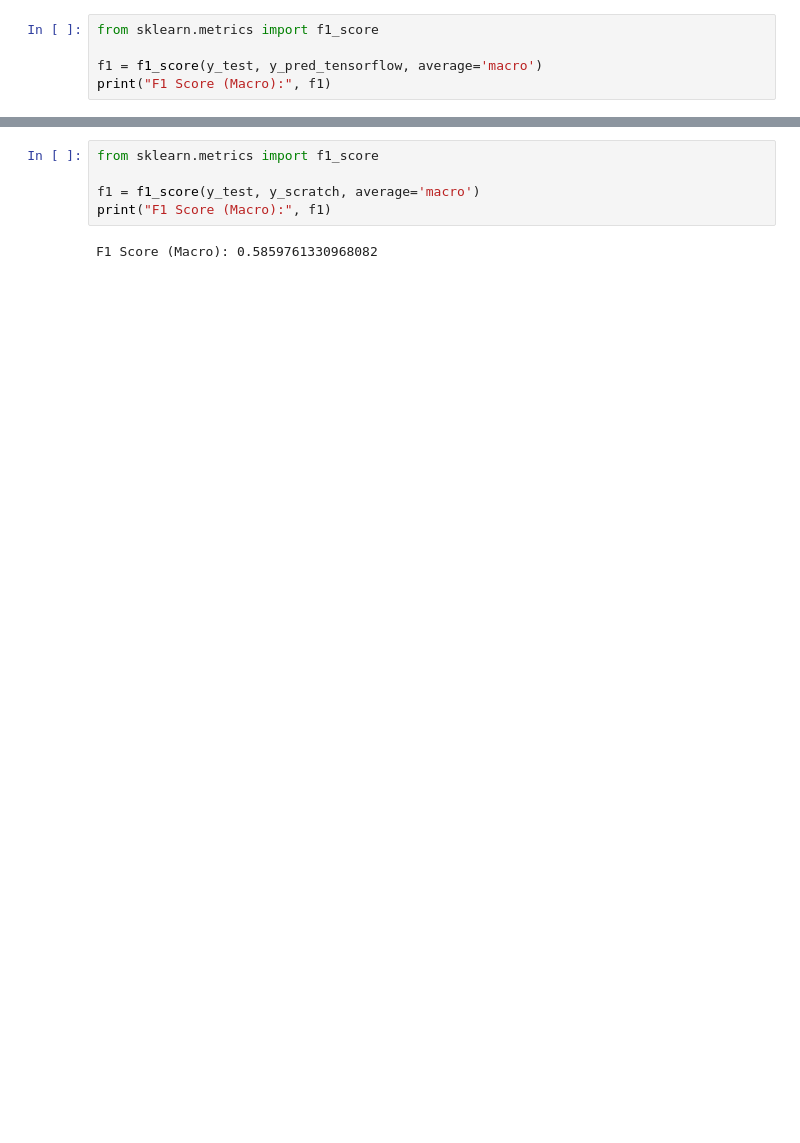
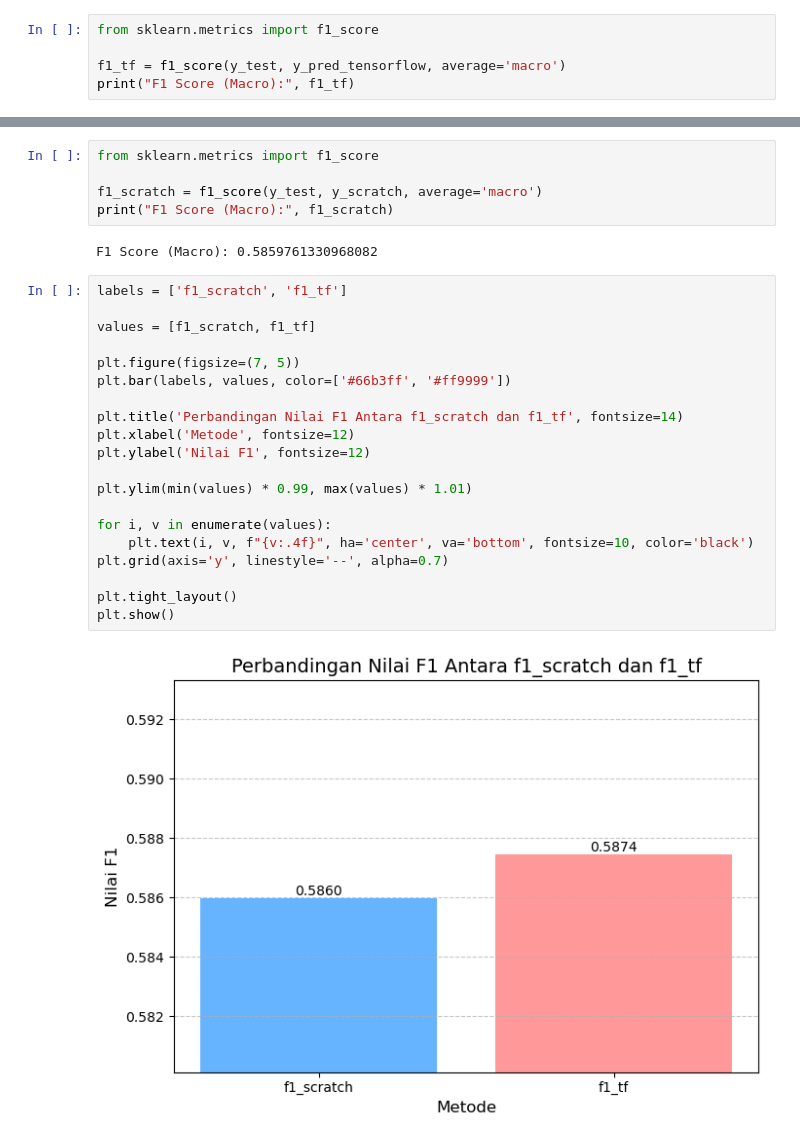
Before and after one commit to Kizaaaa/tubes-2-ml, a Jupyter notebook: CNN/cnn_scratch_nb.ipynb, the cells around one changed output, grey strips where cells are left out. Cells and saved outputs as stored; diff of their text form; blank space fills up the shorter version.

```diff
--- a/CNN/cnn_scratch_nb.ipynb
+++ b/CNN/cnn_scratch_nb.ipynb
@@ -83,8 +83,8 @@ y_pred_tensorflow=np.argmax(y_pred_tensorflow, axis=1) # Hasil klasifikasi dalam
 # %%
 from sklearn.metrics import f1_score
 
-f1 = f1_score(y_test, y_pred_tensorflow, average='macro')
-print("F1 Score (Macro):", f1)
+f1_tf = f1_score(y_test, y_pred_tensorflow, average='macro')
+print("F1 Score (Macro):", f1_tf)
 # %% [output]
 F1 Score (Macro): 0.5874359185733187
 # %%
@@ -132,7 +132,29 @@ y_scratch = predict_scratch(x_test, W_conv, b_conv, W_dense, b_dense)
 # %%
 from sklearn.metrics import f1_score
 
-f1 = f1_score(y_test, y_scratch, average='macro')
-print("F1 Score (Macro):", f1)
+f1_scratch = f1_score(y_test, y_scratch, average='macro')
+print("F1 Score (Macro):", f1_scratch)
 # %% [output]
 F1 Score (Macro): 0.5859761330968082
+# %%
+labels = ['f1_scratch', 'f1_tf']
+
+values = [f1_scratch, f1_tf]
+
+plt.figure(figsize=(7, 5))
+plt.bar(labels, values, color=['#66b3ff', '#ff9999'])
+
+plt.title('Perbandingan Nilai F1 Antara f1_scratch dan f1_tf', fontsize=14)
+plt.xlabel('Metode', fontsize=12)
+plt.ylabel('Nilai F1', fontsize=12)
+
+plt.ylim(min(values) * 0.99, max(values) * 1.01)
+
+for i, v in enumerate(values):
+    plt.text(i, v, f"{v:.4f}", ha='center', va='bottom', fontsize=10, color='black')
+plt.grid(axis='y', linestyle='--', alpha=0.7)
+
+plt.tight_layout()
+plt.show()
+# %% [output]
+[figure, added]
```
Also changed, not shown: parts of 1 cell of this notebook.
